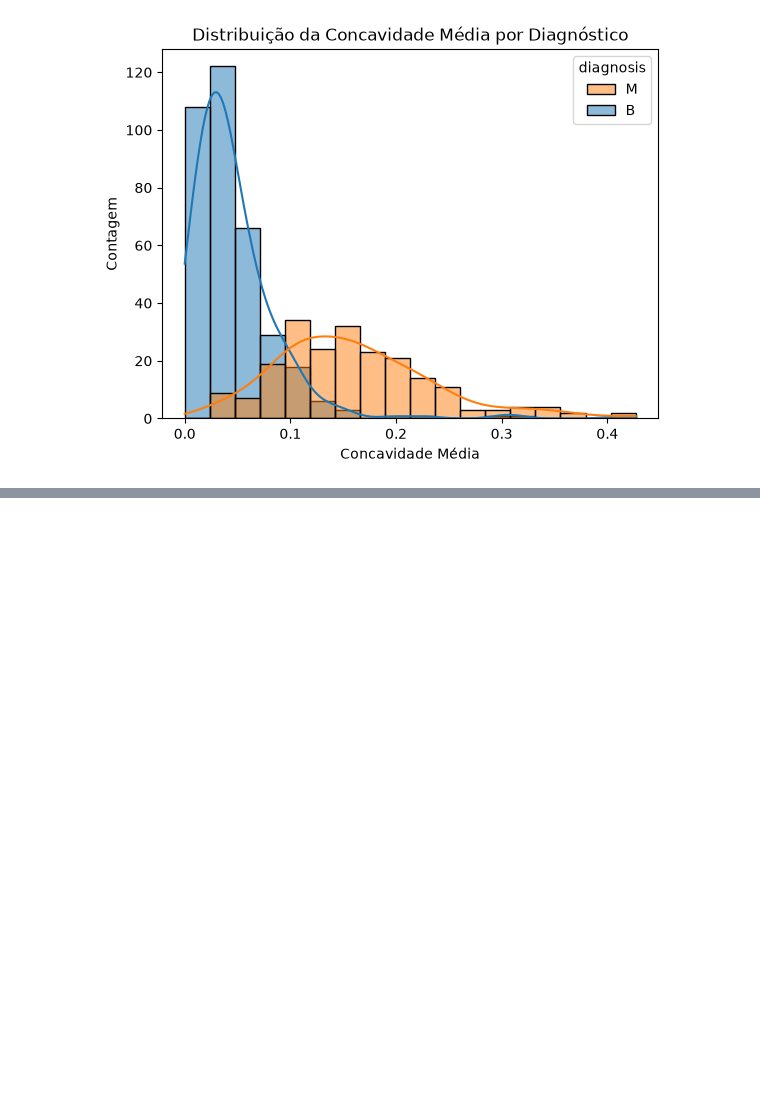
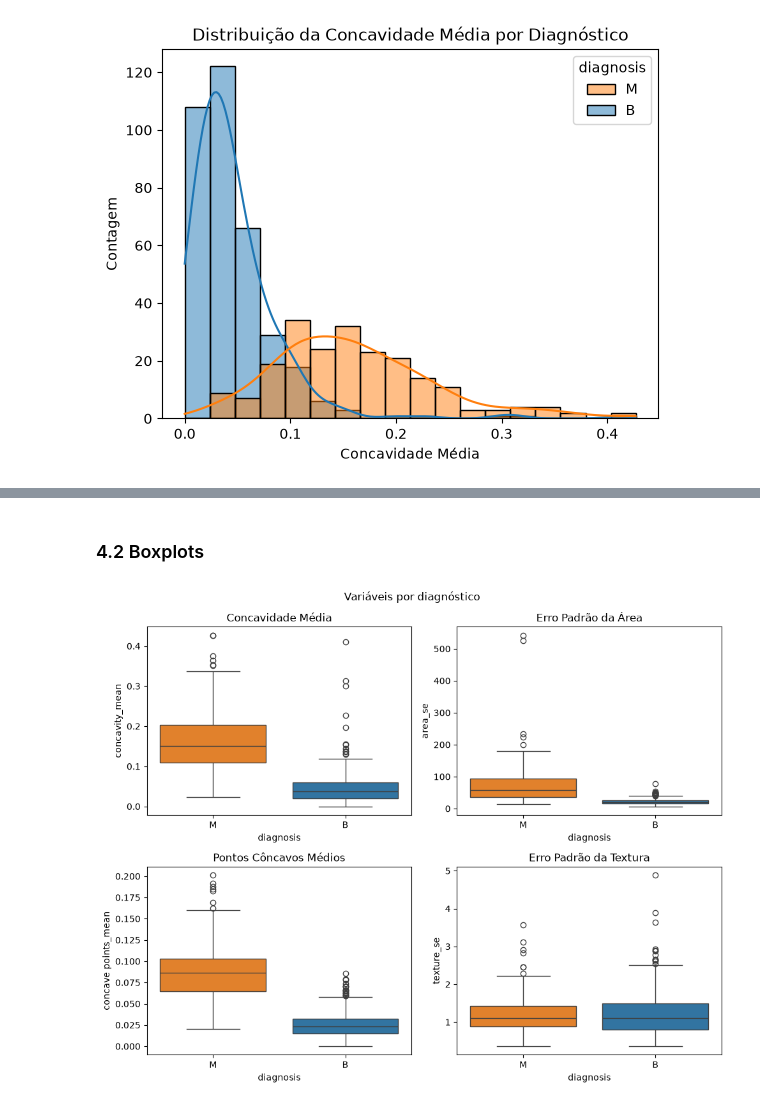
Before and after one commit to mathnags/tech-challenge, a Jupyter notebook: notebooks/01_eda.ipynb, the cells around one changed output, grey strips where cells are left out. Saved outputs shown, nothing was run; the diff lists cells and outputs as text; code cells hidden in the pictures; blank space fills up the shorter version.

```diff
--- a/notebooks/01_eda.ipynb
+++ b/notebooks/01_eda.ipynb
@@ -185,0 +232,29 @@ Valores de:
+# %% [markdown]
+### 4.2 Boxplots
+# %%
+cores = {"M": "tab:orange", "B": "tab:blue"}
+
+fig, axes = plt.subplots(nrows=2, ncols=2, figsize=(10, 8))
+
+sns.boxplot(data=df, x="diagnosis", y="concavity_mean", hue="diagnosis",
+            palette=cores, legend=False, ax=axes[0, 0])
+axes[0, 0].set_title("Concavidade Média")
+
+sns.boxplot(data=df, x="diagnosis", y="area_se", hue="diagnosis",
+            palette=cores, legend=False, ax=axes[0, 1])
+axes[0, 1].set_title("Erro Padrão da Área")
+
+sns.boxplot(data=df, x="diagnosis", y="concave points_mean", hue="diagnosis",
+            palette=cores, legend=False, ax=axes[1, 0])
+axes[1, 0].set_title("Pontos Côncavos Médios")
+
+sns.boxplot(data=df, x="diagnosis", y="texture_se", hue="diagnosis",
+            palette=cores, legend=False, ax=axes[1, 1])
+axes[1, 1].set_title("Erro Padrão da Textura")
+
+fig.suptitle("Variáveis por diagnóstico")
+plt.tight_layout()
+plt.savefig("../reports/figures/boxplots_variaveis_diagnostico.png", dpi=150, bbox_inches='tight')
+plt.show()
+# %% [output]
+[figure, added]
```
Also changed, not shown: parts of 5 cells of this notebook, 1 other file.
